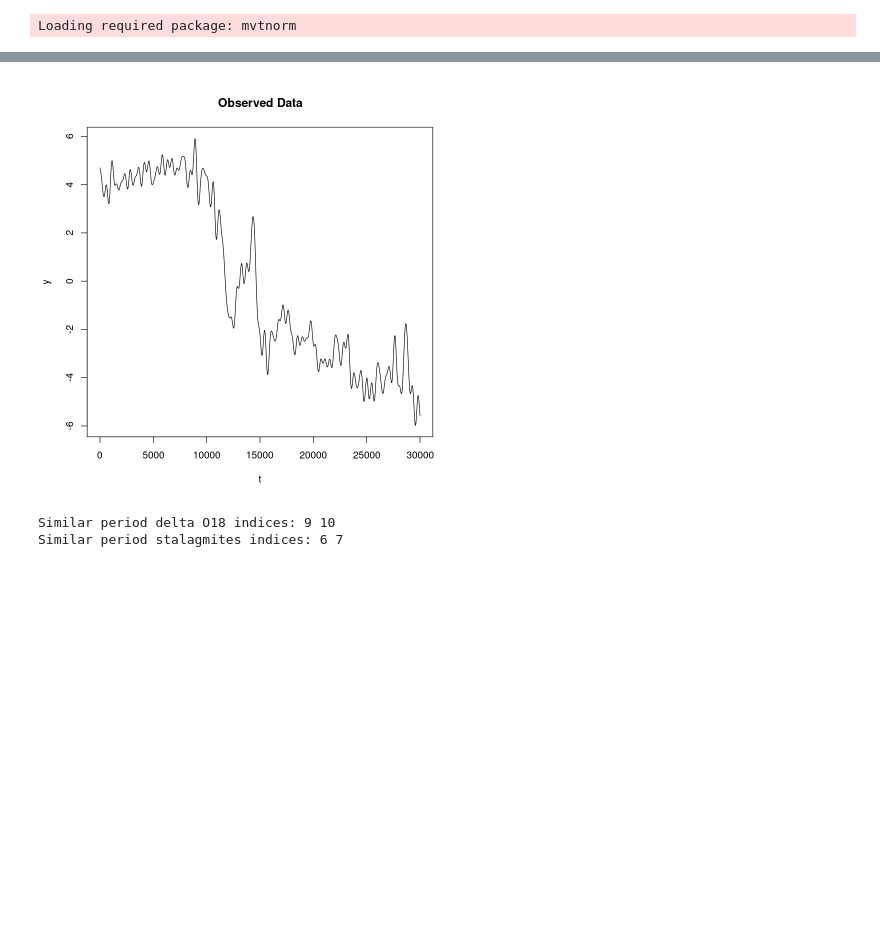
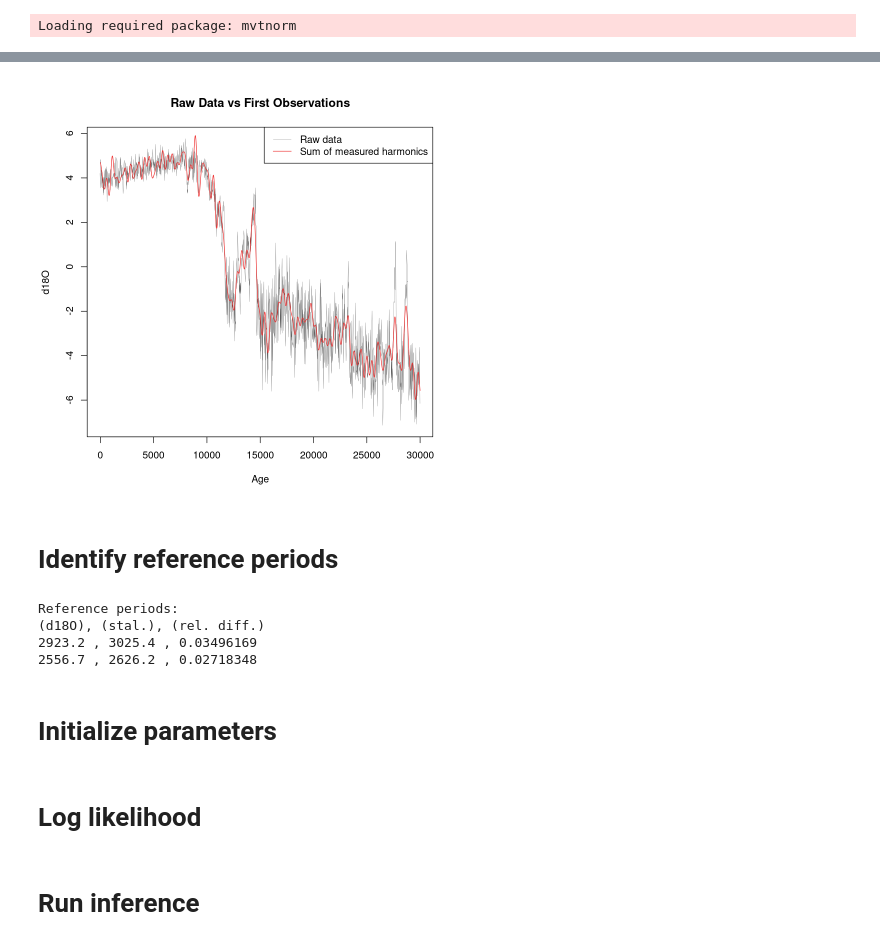
Before and after one commit to AlbertoCasellato/LCP-B, a Jupyter notebook: Project/project.ipynb, the cells around one changed output, grey strips where cells are left out. Saved outputs shown, nothing was run; the diff lists cells and outputs as text; code cells hidden in the pictures; blank space fills up the shorter version.

Commit message:
First light at the end of the tunnel?

```diff
--- a/Project/project.ipynb
+++ b/Project/project.ipynb
@@ -6,8 +8,18 @@ Loading required package: mvtnorm
 # %%
-col_names <- c("period", "delta_period", "amplitude", "delta_amplitude", "phase", "delta_phase", "significance")
-df1 <- read_excel("./data/Borneo Stalagmite 02.04.25.xlsx",
-                  range="N11:T18", col_names=col_names)
-df_stal <- df1[1:nrow(df1),]
-df2 <- read_excel("./data/d18O NGRIP 21.04.24.xlsx", sheet="Spectra d18O",
-                  range="B11:H33", col_names=col_names)
-df_delta <- df2[1:nrow(df2),]
+cols <- c("period", "delta_period", "amplitude", "delta_amplitude",
+          "phase", "delta_phase")
+
+df_stal <- read_excel("./data/Borneo Stalagmite 02.04.25.xlsx",
+                  range="N11:S18", col_names=cols)
+
+df_delta <- read_excel("./data/d18O NGRIP 21.04.24.xlsx", sheet="Spectra d18O",
+                  range="B11:G33", col_names=cols)
+
+raw <- read_excel("./data/d18O NGRIP 21.04.24.xlsx",
+                       sheet="Raw Data", range="C11:D6124",
+                       col_names=c("Age", "d18O"))
+
+df_stal <- df_stal[1:nrow(df_stal),]
+df_delta <- df_delta[1:nrow(df_delta),]
+raw <- raw[raw[,1] <= 30000,]
+raw["d18O"] <- raw$d18O - mean(raw$d18O)
@@ -70,43 +26,50 @@ A tibble: 23 × 7
 # %%
-# this should be the orignal dataset, given by the sum of the harmonics for every given parameter
+# sum of the harmonics for every parameter
 t <- seq(1,30000,length.out=30000)
 y <- numeric(30000)
 for (i in 1:nrow(df_delta)) {
     row <- as.numeric(df_delta[i,])
     P <- row[1]
     A <- row[3]
     phi <- row[5]
     y <- y + A*cos(2*pi*t/P + phi)
 }
 
-plot(t, y, type="l",
-    main = "Observed Data"
+plot(raw, type = "l", lwd = 0.2,
+     main = "Raw Data vs First Observations",
+     xlab = "Age", ylab = "d18O"
 )
+lines(t, y, col = "firebrick2")
+legend("topright", lty = c(1,1),
+       col = c("black", "firebrick2"), lwd = c(0.2,1),
+       legend=c("Raw data","Sum of measured harmonics"))
 # %% [output]
-[figure, old version]
+[figure, new version]
+# %% [markdown]
+# Identify reference periods
 # %%
-list_Pd_ix <- c()
-list_Ps_ix <- c()
+ref_delta_idx <- c()
+ref_stal_idx <- c()
 
+cat("Reference periods:\n(d18O), (stal.), (rel. diff.)\n")
 for (i in 1:nrow(df_delta)) {
     for (j in 1:nrow(df_stal)) {
-        Pd <- df_delta[[i,1]]
-        Ps <- df_stal[[j,1]]
-        P_mean <- mean(c(Pd, Ps))
+        period_delta <- df_delta$period[i]
+        period_stal <- df_stal$period[j]
+        period_mean <- mean(period_delta, period_stal)
 
-        # calculate the relative difference
-        rel_diff <- abs(Pd - Ps) / P_mean
+        # calculate relative difference and check if acceptable
+        rel_diff <- abs(period_delta - period_stal) / period_mean
+        if (rel_diff <= 0.04) {
+            ref_delta_idx <- c(ref_delta_idx, i)
+            ref_stal_idx <- c(ref_stal_idx, j)
 
-        # check for under 4% error
-        if (rel_diff <= 0.04) {
-            list_Pd_ix <- c(list_Pd_ix, i)
-            list_Ps_ix <- c(list_Ps_ix, j)
+            cat(period_delta,",",period_stal,",",rel_diff,"\n")
         }
     }
 }
-
-cat("Similar period delta O18 indices:", list_Pd_ix, "\n")
-cat("Similar period stalagmites indices:", list_Ps_ix)
 # %% [output]
-Similar period delta O18 indices: 9 10
-Similar period stalagmites indices: 6 7
+Reference periods:
+(d18O), (stal.), (rel. diff.)
+2923.2 , 3025.4 , 0.03496169
+2556.7 , 2626.2 , 0.02718348
@@ -117,0 +76,2 @@ for (i in 1:length(list_Pd_ix)) {
+# %% [markdown]
+# Initialize parameters
@@ -117,0 +148,2 @@ for (i in 1:length(list_Pd_ix)) {
+# %% [markdown]
+# Log likelihood
@@ -117,0 +201,2 @@ for (i in 1:length(list_Pd_ix)) {
+# %% [markdown]
+# Run inference
```
Also changed, not shown: parts of 9 cells of this notebook, 2 other files.
